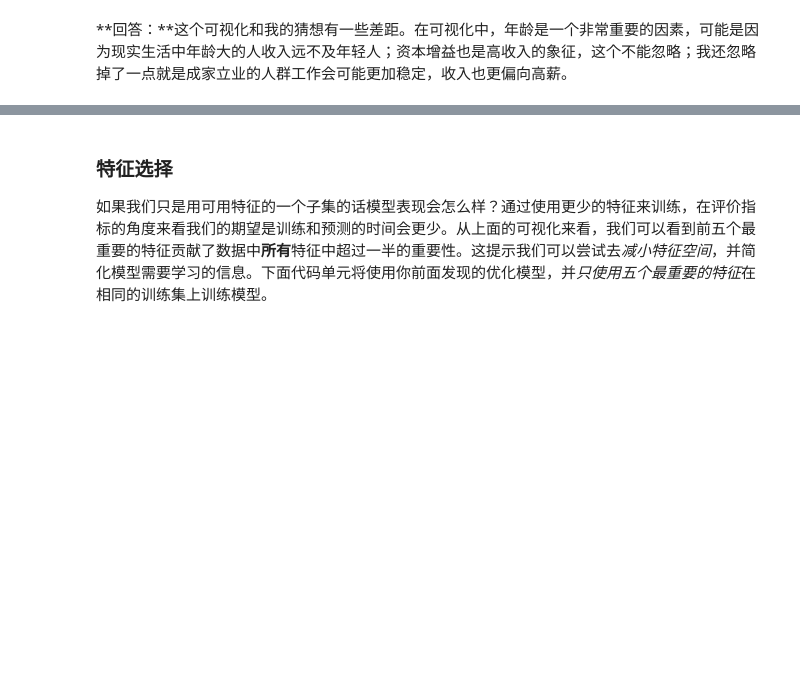
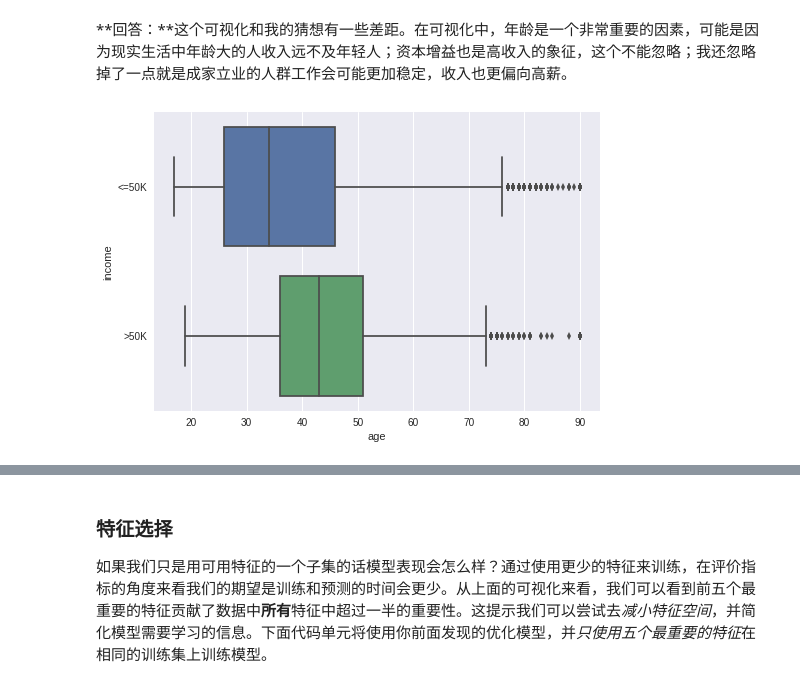
Before and after one commit to Meirtz/finding_donors, a Jupyter notebook: finding_donors.ipynb, the cells around one changed output, grey strips where cells are left out. Drawn from its saved outputs; the diff is of its cells as text; code cells hidden in the pictures; blank space fills up the shorter version.

```diff
--- a/finding_donors.ipynb
+++ b/finding_donors.ipynb
@@ -488,3 +488,8 @@ vs.feature_plot(importances, X_train, y_train)
 _这五个特征和你在**问题 6**中讨论的特征比较怎么样？如果说你的答案和这里的相近，那么这个可视化怎样佐证了你的想法？如果你的选择不相近，那么为什么你觉得这些特征更加相关？_
 # %% [markdown]
 **回答：**这个可视化和我的猜想有一些差距。在可视化中，年龄是一个非常重要的因素，可能是因为现实生活中年龄大的人收入远不及年轻人；资本增益也是高收入的象征，这个不能忽略；我还忽略掉了一点就是成家立业的人群工作会可能更加稳定，收入也更偏向高薪。
+# %%
+import seaborn as sns
+ax = sns.boxplot(x="age", y="income", data=data, orient="h")
+# %% [output]
+[figure, added]
```
Also changed, not shown: parts of 7 cells of this notebook, 1 other file.
